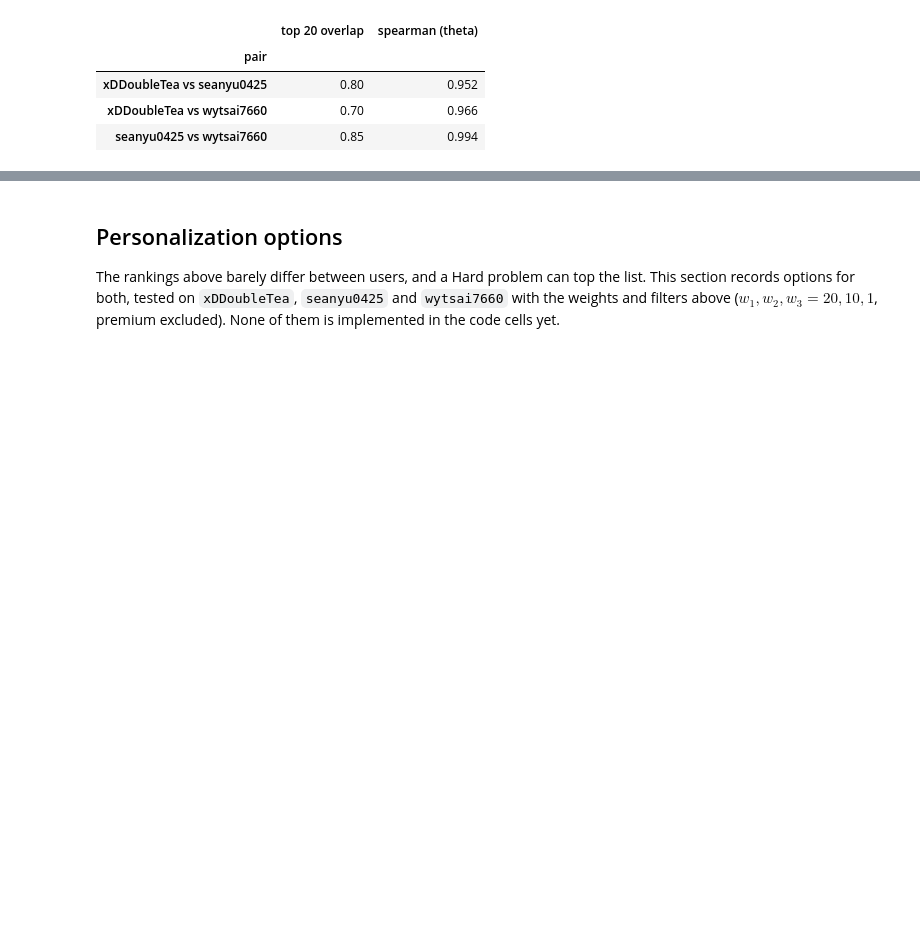
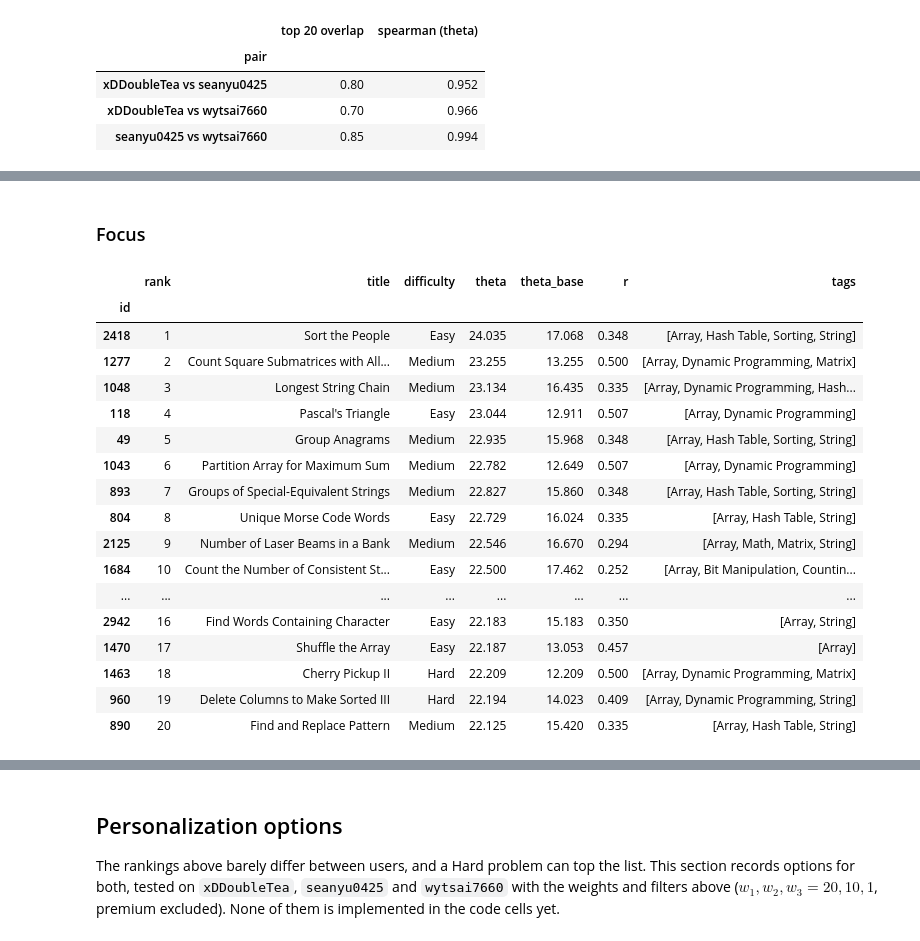
Before and after one commit to xDDoubleTea/LeetCodeBot-analysis, a Jupyter notebook: problem_ranking.ipynb, the cells around one changed output, grey strips where cells are left out. Drawn from its saved outputs; the diff is of its cells as text; code cells hidden in the pictures; blank space fills up the shorter version.

```diff
--- a/problem_ranking.ipynb
+++ b/problem_ranking.ipynb
@@ -60,6 +109,8 @@ USERNAME = "xDDoubleTea"
 REFERENCE_USERS = ["seanyu0425", "wytsai7660"]
 
 W1, W2, W3 = 20, 10, 1
+W_R = 20
+RECENT_K = 5
 L = PREVIEW_LEN
 M = -1 / 4500
 
@@ -70,6 +121,9 @@ SEED = 0
 TIE_EPS = 0.05
 TOP_N = 20
 
+SESSION_GAPS_MIN = [15, 30, 60]
+PERMUTATIONS = 10_000
+
 pd.set_option("display.precision", 3)
 pd.set_option("display.max_colwidth", 60)
 pd.set_option("display.width", 200)
@@ -100,8 +154,8 @@ DIFFICULTY = {0: "Easy", 1: "Medium", 2: "Hard"}
 
 with sqlite3.connect(DB_PATH) as db:
     problems = pd.read_sql_query(
-        "select id, problem_frontend_id as frontend_id, title, difficulty, premium, "
-        "description from problems",
+        "select id, problem_frontend_id as frontend_id, title, url, difficulty, "
+        "premium, description from problems",
         db,
     )
     problem_tags = pd.read_sql_query(
@@ -115,6 +169,7 @@ problems["tags"] = problems["id"].map(tags_by_problem)
 problems["tags"] = problems["tags"].apply(lambda t: t if isinstance(t, list) else [])
 problems["difficulty"] = problems["difficulty"].map(DIFFICULTY)
 problems["premium"] = problems["premium"].astype(bool)
+problems["slug"] = problems["url"].str.rsplit("/", n=1).str[-1]
 problems = problems.set_index("frontend_id").sort_index()
 
 print(f"{len(problems)} problems, {problems['premium'].sum()} premium")
@@ -441,8 +514,8 @@ def candidates(problems: pd.DataFrame) -> pd.DataFrame:
     return problems[keep]
 
 
-def rank(problems: pd.DataFrame, skills: pd.DataFrame) -> pd.DataFrame:
-    """Score every candidate problem for one user and sort by theta."""
+def score(problems: pd.DataFrame, skills: pd.DataFrame) -> pd.DataFrame:
+    """Score every candidate problem for one user, unsorted."""
     f = dict(zip(skills["tag"], skills["f"]))
     total_f = sum(f.values())
 
@@ -453,7 +526,11 @@ def rank(problems: pd.DataFrame, skills: pd.DataFrame) -> pd.DataFrame:
     df["c2"] = df["ac_rate"] / 100
     df["c3"] = 1 + M * df["length"].clip(upper=L)
     df["theta"] = W1 * df["c1"] + W2 * df["c2"] + W3 * df["c3"]
+    return df
 
+
+def order(df: pd.DataFrame) -> pd.DataFrame:
+    """Sort by theta, break ties within TIE_EPS, and number the ranks."""
     rng = np.random.default_rng(SEED)
     df = df.sort_values("theta", ascending=False)
     df["tie_group"] = tie_groups(df["theta"], TIE_EPS)
@@ -466,6 +543,11 @@ def rank(problems: pd.DataFrame, skills: pd.DataFrame) -> pd.DataFrame:
     return df
 
 
+def rank(problems: pd.DataFrame, skills: pd.DataFrame) -> pd.DataFrame:
+    """Score every candidate problem for one user and sort by theta."""
+    return order(score(problems, skills))
+
+
 rankings = {user: rank(problems, skills[user]) for user in skills}
 
 COLUMNS = [
@@ -626,0 +823,23 @@ pd.DataFrame(rows).set_index("pair")
+# %% [markdown]
+### Focus
+# %%
+modes[(USERNAME, "focus")][MODE_COLUMNS].head(TOP_N)
+# %% [output]
+|  | rank | title | difficulty | theta | theta_base | r | tags |
+| id |  |  |  |  |  |  |  |
+| 2418 | 1 | Sort the People | Easy | 24.035 | 17.068 | 0.348 | [Array, Hash Table, Sorting, String] |
+| 1277 | 2 | Count Square Submatrices with All... | Medium | 23.255 | 13.255 | 0.500 | [Array, Dynamic Programming, Matrix] |
+| 1048 | 3 | Longest String Chain | Medium | 23.134 | 16.435 | 0.335 | [Array, Dynamic Programming, Hash... |
+| 118 | 4 | Pascal's Triangle | Easy | 23.044 | 12.911 | 0.507 | [Array, Dynamic Programming] |
+| 49 | 5 | Group Anagrams | Medium | 22.935 | 15.968 | 0.348 | [Array, Hash Table, Sorting, String] |
+| 1043 | 6 | Partition Array for Maximum Sum | Medium | 22.782 | 12.649 | 0.507 | [Array, Dynamic Programming] |
+| 893 | 7 | Groups of Special-Equivalent Strings | Medium | 22.827 | 15.860 | 0.348 | [Array, Hash Table, Sorting, String] |
+| 804 | 8 | Unique Morse Code Words | Easy | 22.729 | 16.024 | 0.335 | [Array, Hash Table, String] |
+| 2125 | 9 | Number of Laser Beams in a Bank | Medium | 22.546 | 16.670 | 0.294 | [Array, Math, Matrix, String] |
+| 1684 | 10 | Count the Number of Consistent St... | Easy | 22.500 | 17.462 | 0.252 | [Array, Bit Manipulation, Countin... |
+| ... | ... | ... | ... | ... | ... | ... | ... |
+| 2942 | 16 | Find Words Containing Character | Easy | 22.183 | 15.183 | 0.350 | [Array, String] |
+| 1470 | 17 | Shuffle the Array | Easy | 22.187 | 13.053 | 0.457 | [Array] |
+| 1463 | 18 | Cherry Pickup II | Hard | 22.209 | 12.209 | 0.500 | [Array, Dynamic Programming, Matrix] |
+| 960 | 19 | Delete Columns to Make Sorted III | Hard | 22.194 | 14.023 | 0.409 | [Array, Dynamic Programming, String] |
+| 890 | 20 | Find and Replace Pattern | Medium | 22.125 | 15.420 | 0.335 | [Array, Hash Table, String] |
```
Also changed, not shown: parts of 23 cells of this notebook.
